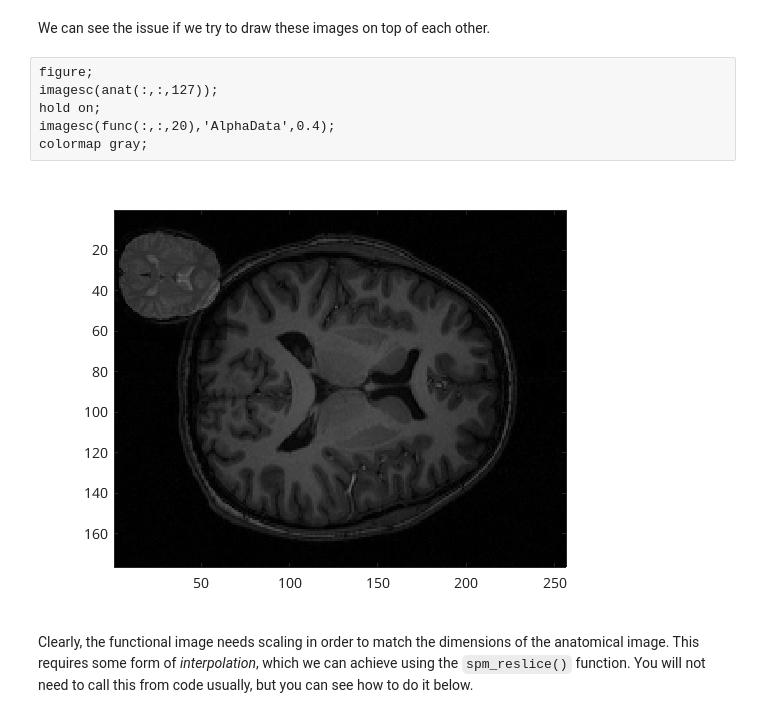
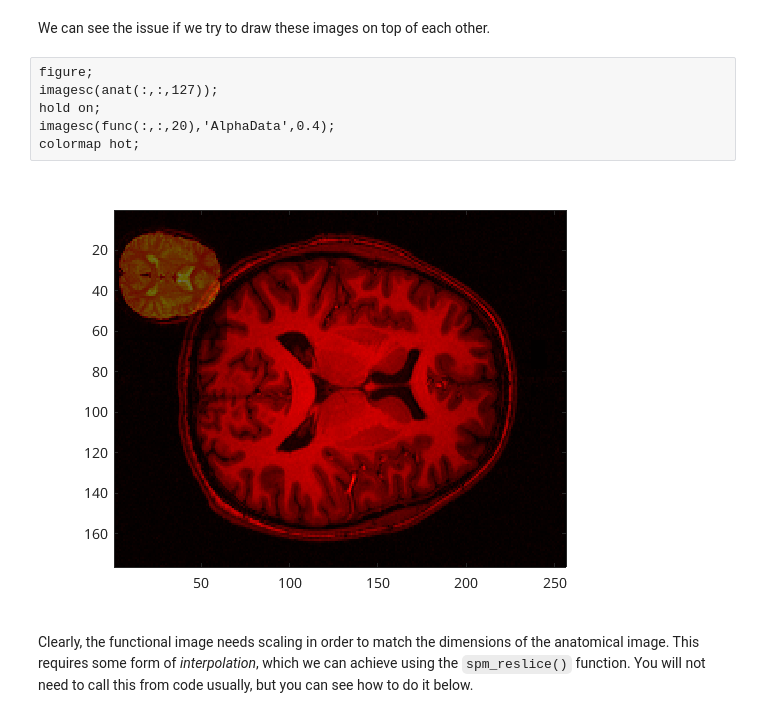
Before and after one commit to martynmcfarquhar/NCCN-FN-ImageRegistration, a Jupyter notebook: _build/jupyter_execute/1.reg-problem.ipynb, the cells around one changed output. Cells and saved outputs as stored; diff of their text form.

```diff
--- a/_build/jupyter_execute/1.reg-problem.ipynb
+++ b/_build/jupyter_execute/1.reg-problem.ipynb
@@ -55,11 +55,11 @@ We can see the issue if we try to draw these images on top of each other.
 # %%
 figure;
 imagesc(anat(:,:,127));
 hold on;
 imagesc(func(:,:,20),'AlphaData',0.4);
-colormap gray;
+colormap hot;
 # %% [output]
-[figure, old version]
+[figure, new version]
 # %% [markdown]
 Clearly, the functional image needs scaling in order to match the dimensions of the anatomical image. This requires some form of *interpolation*, which we can achieve using the `spm_reslice()` function. You will not need to call this from code usually, but you can see how to do it below.
 # %%
```
Also changed, not shown: parts of 1 cell of this notebook, 13 other files.
